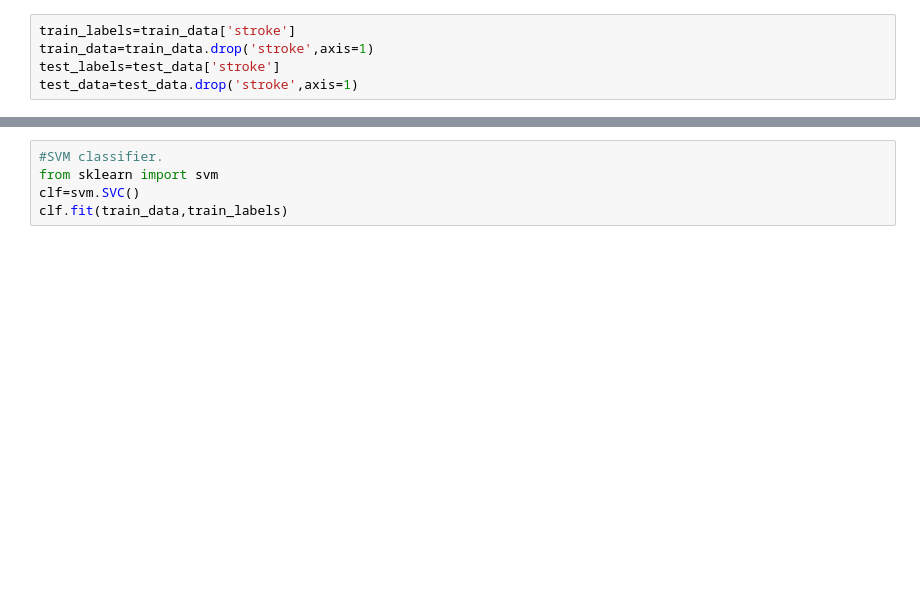
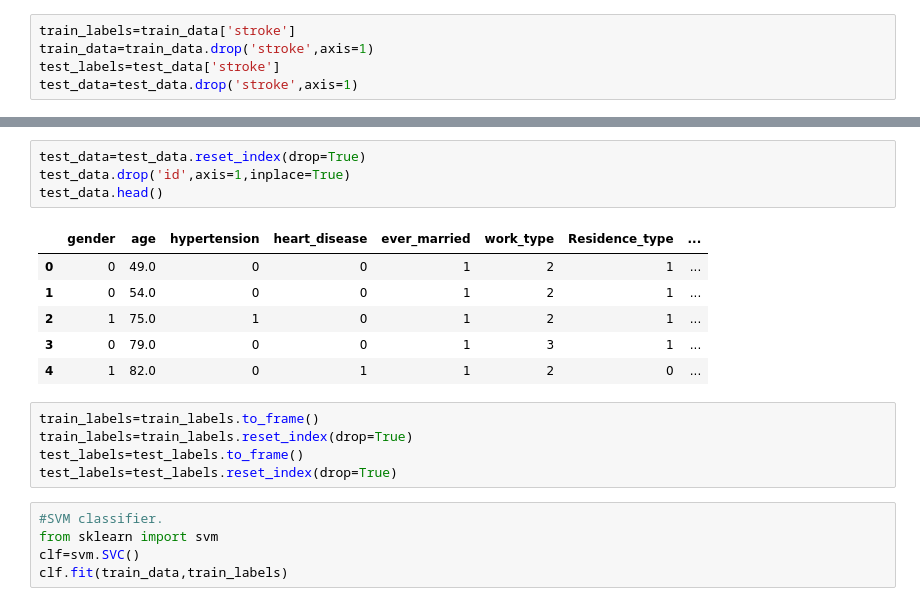
Before and after one commit to hiren-2911/Stroke_prediction, a Jupyter notebook: Stroke_prediction.ipynb, the cells around one changed output, grey strips where cells are left out. Saved outputs shown, nothing was run; the diff lists cells and outputs as text; blank space fills up the shorter version.

```diff
--- a/Stroke_prediction.ipynb
+++ b/Stroke_prediction.ipynb
@@ -121,3 +133,19 @@ test_data=test_data.drop('stroke',axis=1)
+# %%
+test_data=test_data.reset_index(drop=True)
+test_data.drop('id',axis=1,inplace=True)
+test_data.head()
+# %% [output]
+|  | gender | age | hypertension | heart_disease | ever_married | work_type | Residence_type | ... |
+| 0 | 0 | 49.0 | 0 | 0 | 1 | 2 | 1 | ... |
+| 1 | 0 | 54.0 | 0 | 0 | 1 | 2 | 1 | ... |
+| 2 | 1 | 75.0 | 1 | 0 | 1 | 2 | 1 | ... |
+| 3 | 0 | 79.0 | 0 | 0 | 1 | 3 | 1 | ... |
+| 4 | 1 | 82.0 | 0 | 1 | 1 | 2 | 0 | ... |
+# %%
+train_labels=train_labels.to_frame()
+train_labels=train_labels.reset_index(drop=True)
+test_labels=test_labels.to_frame()
+test_labels=test_labels.reset_index(drop=True)
 # %%
 #SVM classifier.
 from sklearn import svm
```
Also changed, not shown: parts of 18 cells of this notebook.
